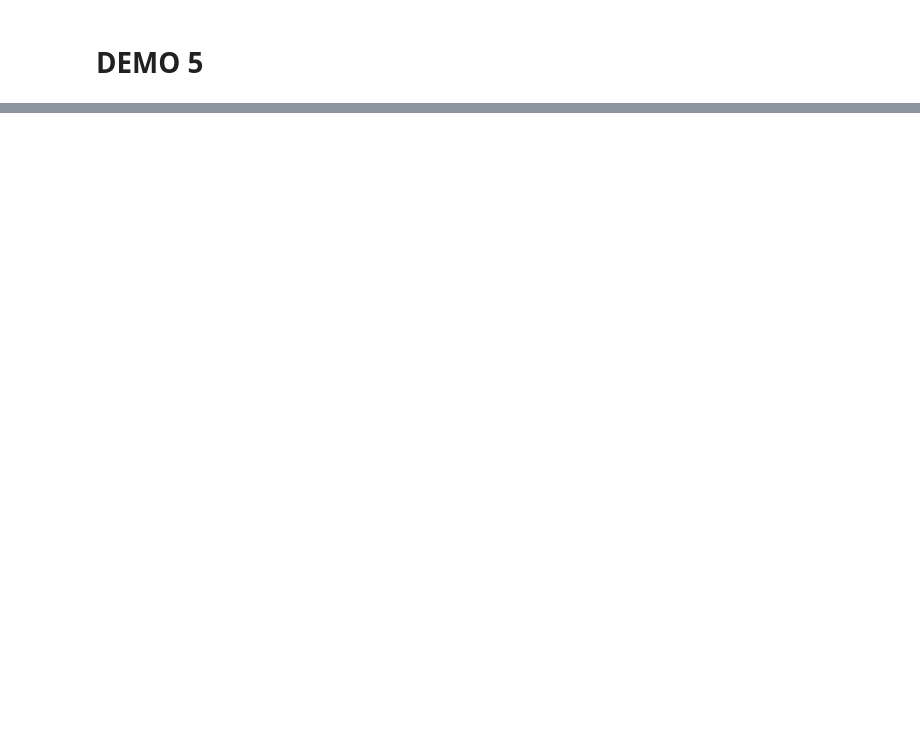
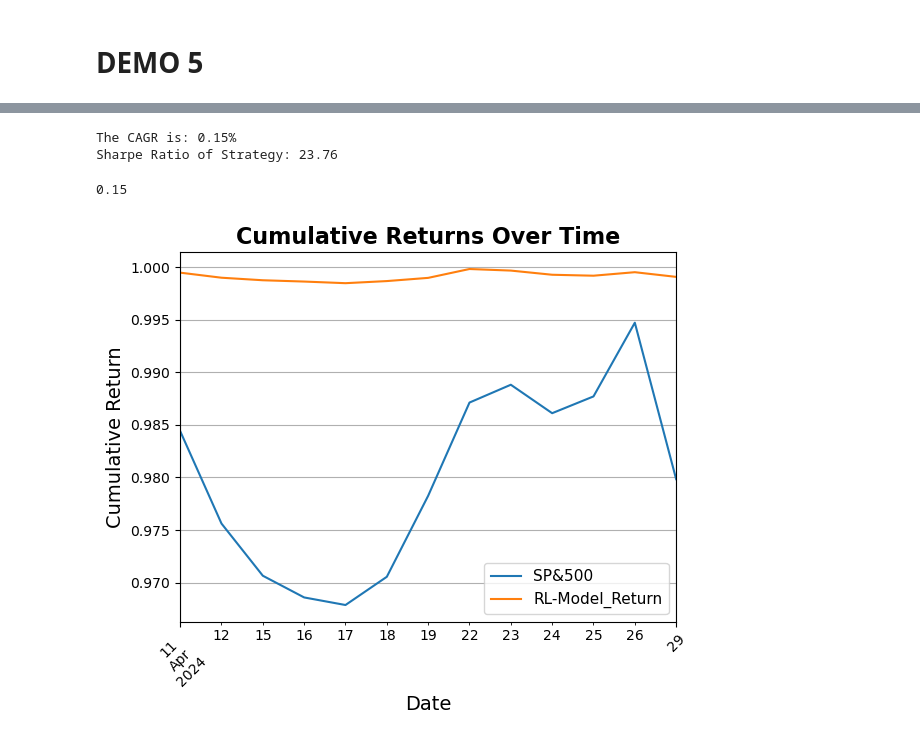
Before and after one commit to udacity/building-a-workflow-for-aI, a Jupyter notebook: l5-reinforcement-learning/Lesson5.ipynb, the cells around one changed output, grey strips where cells are left out. Cells and saved outputs as stored; diff of their text form; code cells hidden in the pictures; blank space fills up the shorter version.

```diff
--- a/l5-reinforcement-learning/Lesson5.ipynb
+++ b/l5-reinforcement-learning/Lesson5.ipynb
@@ -936,0 +1219,6 @@ if __name__ == "__main__":
+# %%
+y_test_and_pred = pd.read_csv('test.csv')
+y_test_and_pred['Date'] = pd.to_datetime(y_test_and_pred['Date'])
+y_test_and_pred.set_index(['Ticker', 'Date'], inplace=True)
+y_test_and_pred.rename(columns={'Action':'y_pred'}, inplace=True)
+y_test_and_pred = pd.merge(y_test_and_pred, total_returns, left_index=True, right_index=True, how='inner')
@@ -936,0 +1281,48 @@ if __name__ == "__main__":
+# %%
+# Compute the daily mean of all stocks. This will be our equal weighted benchmark
+daily_mean  = pd.DataFrame(y_test_and_pred.loc[:,f'{model_name}_Return'].groupby(level='Date').mean())
+
+# Convert daily returns to cumulative returns
+cum_returns.loc[:,f'{model_name}_Return'] = pd.DataFrame((daily_mean[[f'{model_name}_Return']]+1).cumprod())
+
+# Calculate the number of years in the dataset
+number_of_years = len(daily_mean) / 252  # Assuming 252 trading days in a year
+
+ending_value    = cum_returns[f'{model_name}_Return'].iloc[-1]
+beginning_value = cum_returns[f'{model_name}_Return'].iloc[1]
+
+ratio = ending_value/beginning_value
+# Compute the Compound Annual Growth Rate (CAGR)
+cagr = round((ratio**(1/number_of_years)-1)*100,2)
+
+print(f'The CAGR is: {cagr}%')
+
+# Compute the Sharpe Ratio by annualizing the daily mean and the daily std
+average_daily_return  = daily_mean[[f'{model_name}_Return']].describe().iloc[1,:] * 252
+stand_dev_dail_return   = daily_mean[[f'{model_name}_Return']].describe().iloc[2,:] * pow(252,1/2)
+
+# Compute the Sharpe Ratio and print it out
+sharpe  = average_daily_return/stand_dev_dail_return
+
+print(f'Sharpe Ratio of Strategy: {round(sharpe.iloc[0],2)}')
+# %% [output]
+The CAGR is: 0.15%
+Sharpe Ratio of Strategy: 23.76
+# %%
+cagr
+# %% [output]
+0.15
+# %%
+cum_returns.plot()
+# Customizing the plot
+plt.title('Cumulative Returns Over Time', fontsize=16, fontweight='bold')
+plt.xlabel('Date', fontsize=14)
+plt.ylabel('Cumulative Return', fontsize=14)
+plt.grid(True)
+plt.xticks(rotation=45)
+plt.legend(title_fontsize='13', fontsize='11')
+
+# Display the plot
+plt.show()
+# %% [output]
+[figure, added]
```
Also changed, not shown: parts of 38 cells of this notebook, 5 other files.
